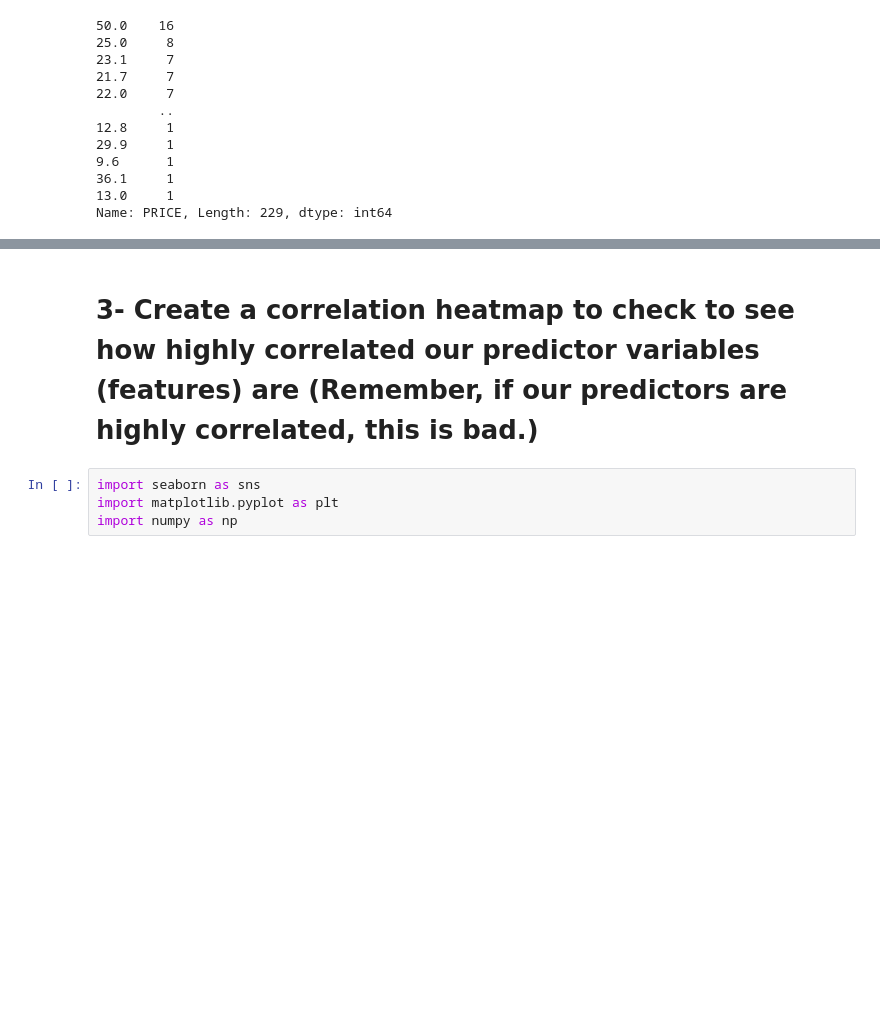
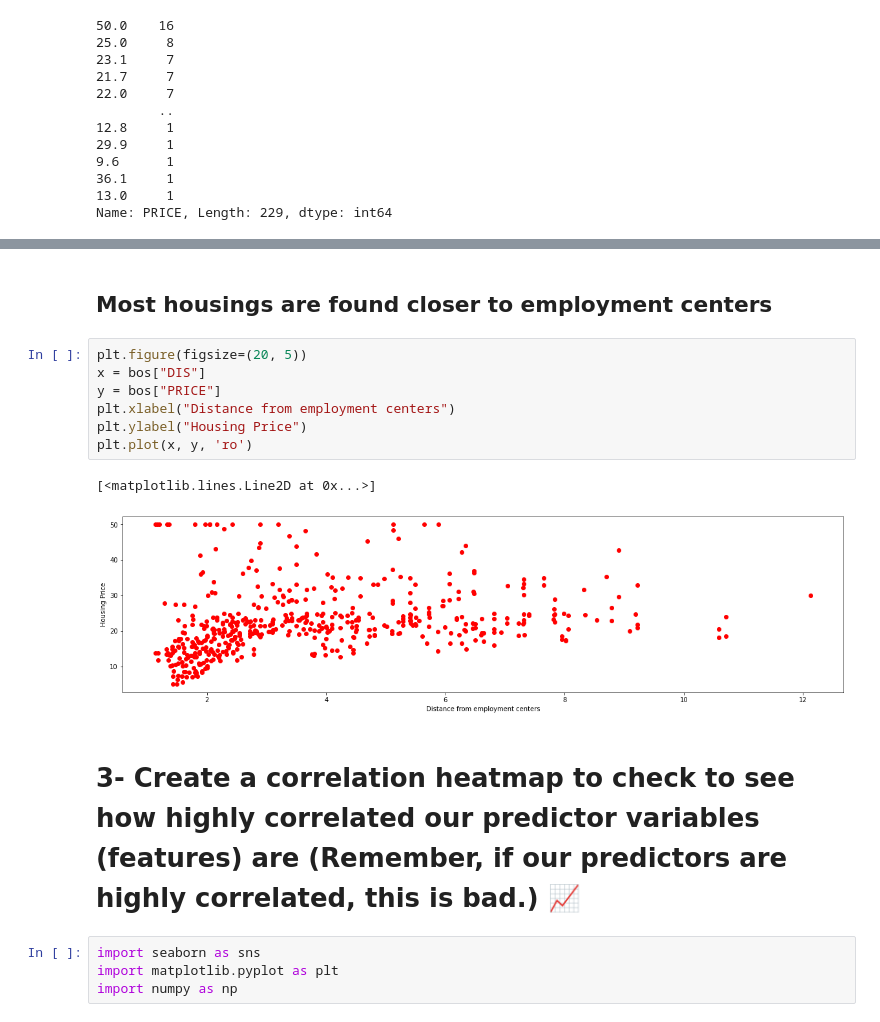
Before and after one commit to liyaSileshi/boston_housing, a Jupyter notebook: boston.ipynb, the cells around one changed output, grey strips where cells are left out. Cells and saved outputs as stored; diff of their text form; blank space fills up the shorter version.

```diff
--- a/boston.ipynb
+++ b/boston.ipynb
@@ -96,5 +132,17 @@ Name: PRICE, Length: 229, dtype: int64
+# %% [markdown]
+## Most housings are found closer to employment centers
+# %%
+plt.figure(figsize=(20, 5))
+x = bos["DIS"]
+y = bos["PRICE"]
+plt.xlabel("Distance from employment centers")
+plt.ylabel("Housing Price")
+plt.plot(x, y, 'ro')
+# %% [output]
+[<matplotlib.lines.Line2D at 0x...>]
+[figure, added]
 # %% [markdown]
-# 3- Create a correlation heatmap to check to see how highly correlated our predictor variables (features) are (Remember, if our predictors are highly correlated, this is bad.)
+# 3- Create a correlation heatmap to check to see how highly correlated our predictor variables (features) are (Remember, if our predictors are highly correlated, this is bad.) 📈
 # %%
 import seaborn as sns
 import matplotlib.pyplot as plt
```
Also changed, not shown: parts of 29 cells of this notebook.
